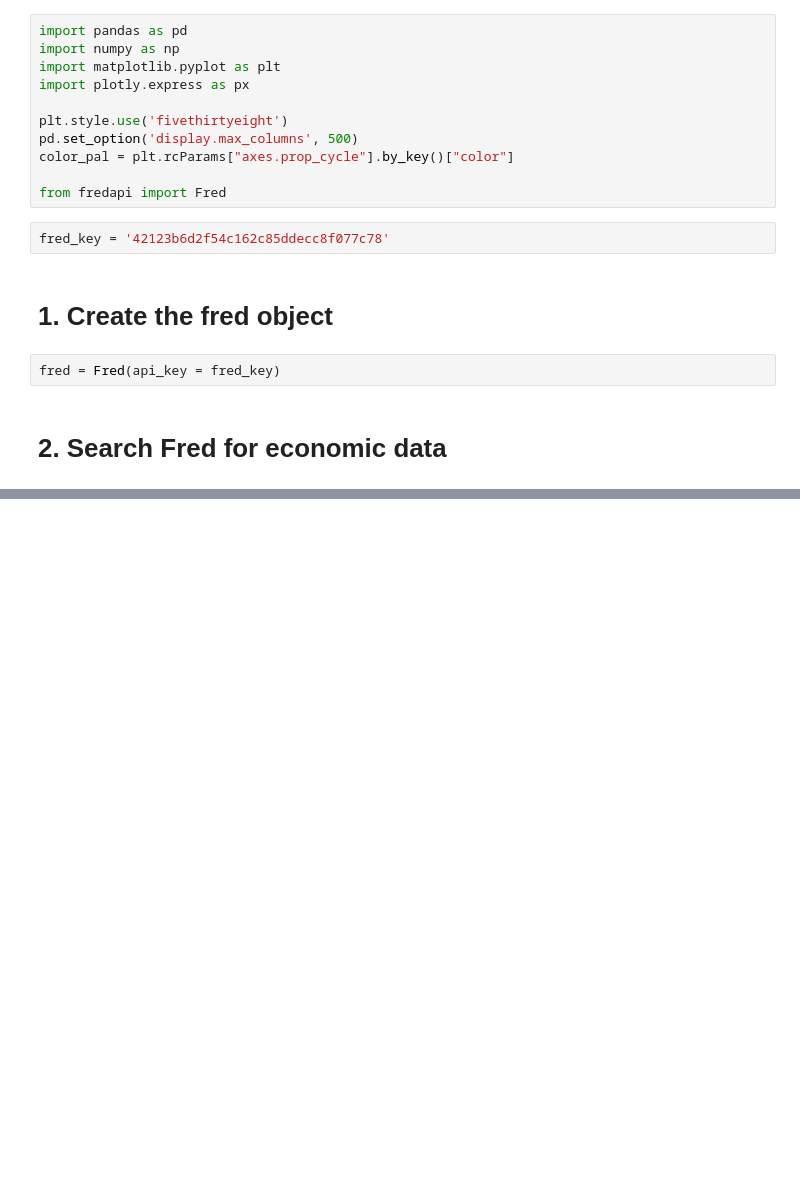
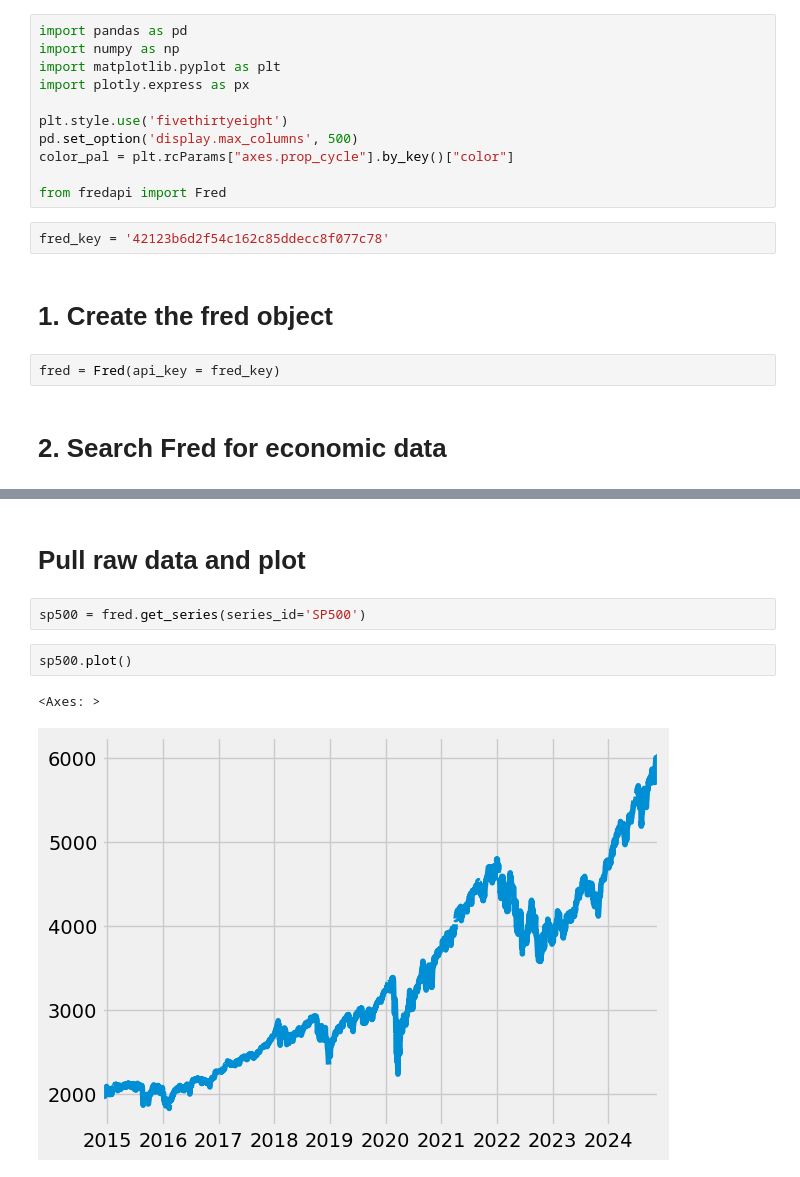
Before and after one commit to adisring/Economic-Data-With-Fred, a Jupyter notebook: EconomicAnalysis.ipynb, the cells around one changed output, grey strips where cells are left out. Cells and saved outputs as stored; diff of their text form; blank space fills up the shorter version.

Commit message:
plot update

```diff
--- a/EconomicAnalysis.ipynb
+++ b/EconomicAnalysis.ipynb
@@ -21,0 +62,9 @@ fred = Fred(api_key = fred_key)
+# %% [markdown]
+# Pull raw data and plot
+# %%
+sp500 = fred.get_series(series_id='SP500')
+# %%
+sp500.plot()
+# %% [output]
+<Axes: >
+[figure, added]
```
Also changed, not shown: parts of 7 cells of this notebook.
